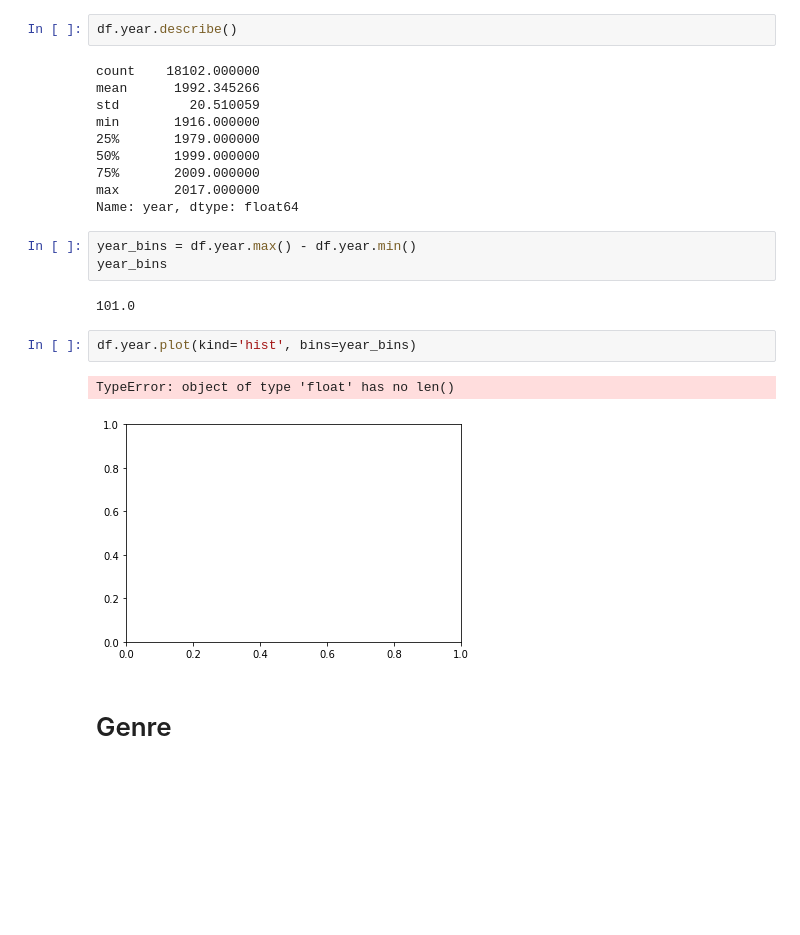
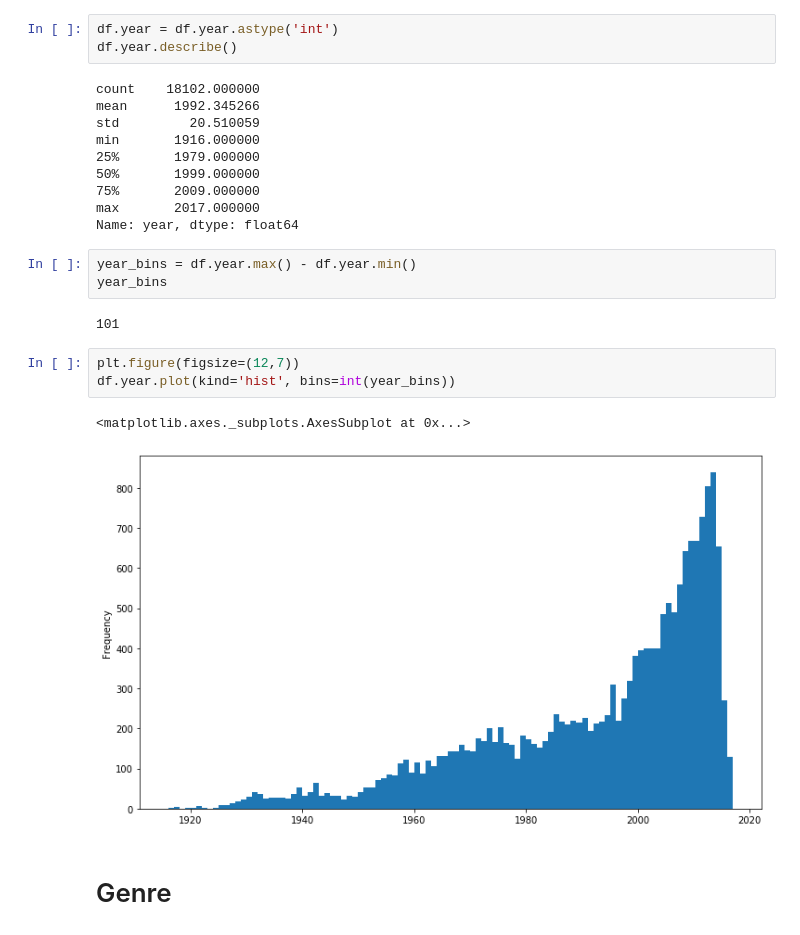
Before and after one commit to LennartKeller/SubtitleClustering, a Jupyter notebook: data_exploration/DataExploration.ipynb, the cells around one changed output. Saved outputs shown, nothing was run; the diff lists cells and outputs as text; blank space fills up the shorter version.

```diff
--- a/data_exploration/DataExploration.ipynb
+++ b/data_exploration/DataExploration.ipynb
@@ -76,6 +80,7 @@ df.head()
 # %% [markdown]
 # Publishing year
 # %%
+df.year = df.year.astype('int')
 df.year.describe()
 # %% [output]
 count    18102.000000
@@ -91,12 +96,13 @@ Name: year, dtype: float64
 year_bins = df.year.max() - df.year.min()
 year_bins
 # %% [output]
-101.0
+101
 # %%
-df.year.plot(kind='hist', bins=year_bins)
+plt.figure(figsize=(12,7))
+df.year.plot(kind='hist', bins=int(year_bins))
 # %% [output]
-TypeError: object of type 'float' has no len()
+<matplotlib.axes._subplots.AxesSubplot at 0x...>
-[figure, old version]
+[figure, new version]
 # %% [markdown]
 # Genre
 # %% [markdown]
```
Also changed, not shown: parts of 21 cells of this notebook.
